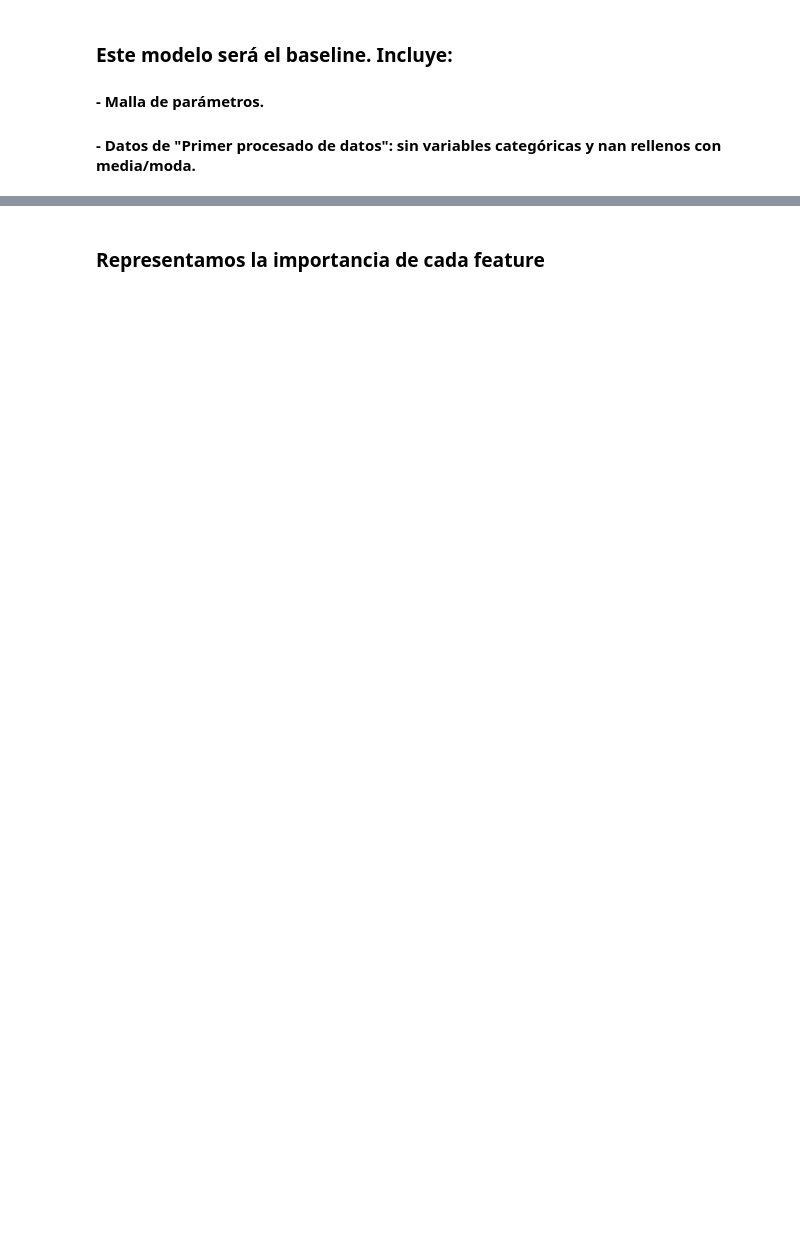
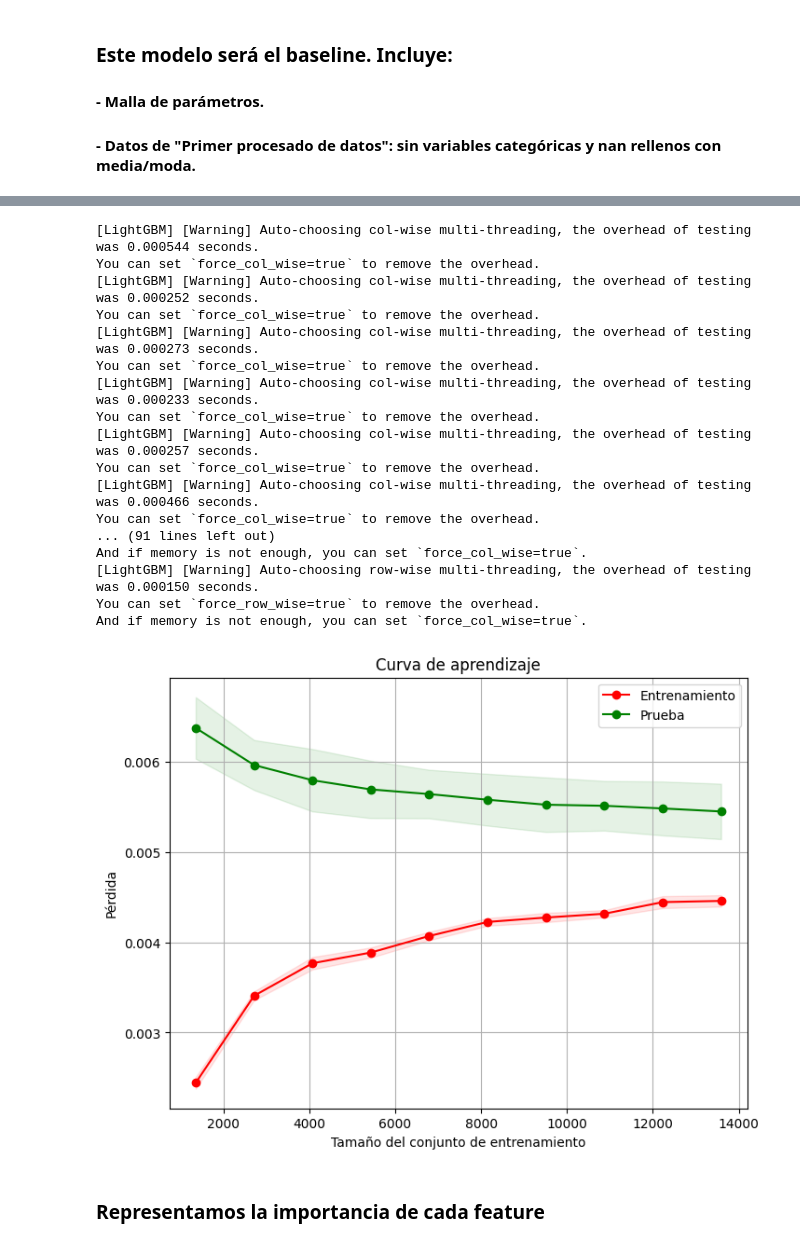
Before and after one commit to appeceix/kaggle_ML_competition_heat_flux, a Jupyter notebook: notebooks/7_modelo_LGBM.ipynb, the cells around one changed output, grey strips where cells are left out. Cells and saved outputs as stored; diff of their text form; code cells hidden in the pictures; blank space fills up the shorter version.

```diff
--- a/notebooks/7_modelo_LGBM.ipynb
+++ b/notebooks/7_modelo_LGBM.ipynb
@@ -262,3 +157,24 @@ print(best_model_params)
+# %%
+plot_learning_curve(model, X_train, y_train, cv=cv)
+# %% [output]
+[LightGBM] [Warning] Auto-choosing col-wise multi-threading, the overhead of testing was 0.000544 seconds.
+You can set `force_col_wise=true` to remove the overhead.
+[LightGBM] [Warning] Auto-choosing col-wise multi-threading, the overhead of testing was 0.000252 seconds.
+You can set `force_col_wise=true` to remove the overhead.
+[LightGBM] [Warning] Auto-choosing col-wise multi-threading, the overhead of testing was 0.000273 seconds.
+You can set `force_col_wise=true` to remove the overhead.
+[LightGBM] [Warning] Auto-choosing col-wise multi-threading, the overhead of testing was 0.000233 seconds.
+You can set `force_col_wise=true` to remove the overhead.
+[LightGBM] [Warning] Auto-choosing col-wise multi-threading, the overhead of testing was 0.000257 seconds.
+You can set `force_col_wise=true` to remove the overhead.
+[LightGBM] [Warning] Auto-choosing col-wise multi-threading, the overhead of testing was 0.000466 seconds.
+You can set `force_col_wise=true` to remove the overhead.
+... (91 lines left out)
+And if memory is not enough, you can set `force_col_wise=true`.
+[LightGBM] [Warning] Auto-choosing row-wise multi-threading, the overhead of testing was 0.000150 seconds.
+You can set `force_row_wise=true` to remove the overhead.
+And if memory is not enough, you can set `force_col_wise=true`.
+[figure, added]
 # %% [markdown]
 ### Representamos la importancia de cada feature
 # %%
```
Also changed, not shown: parts of 21 cells of this notebook.
